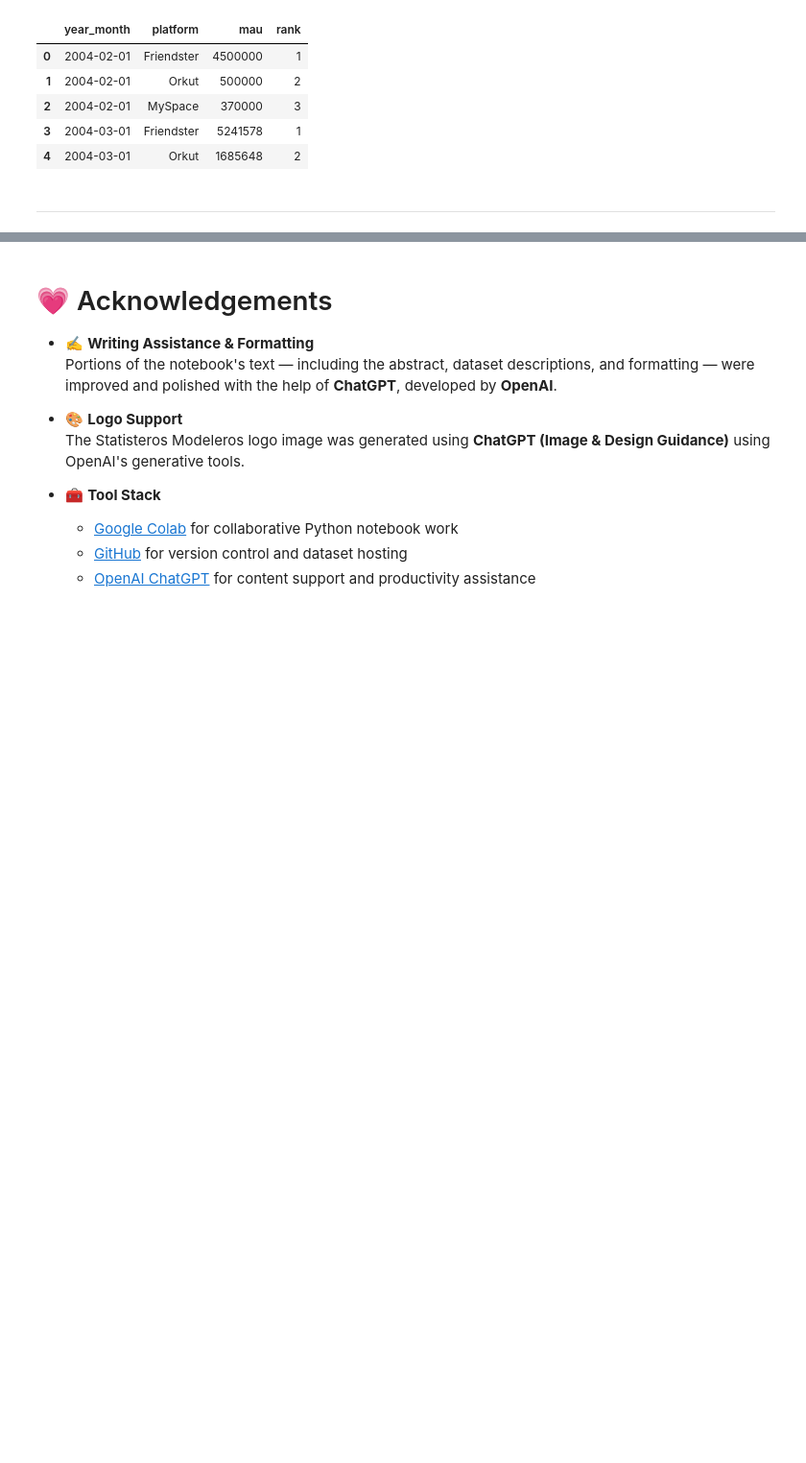
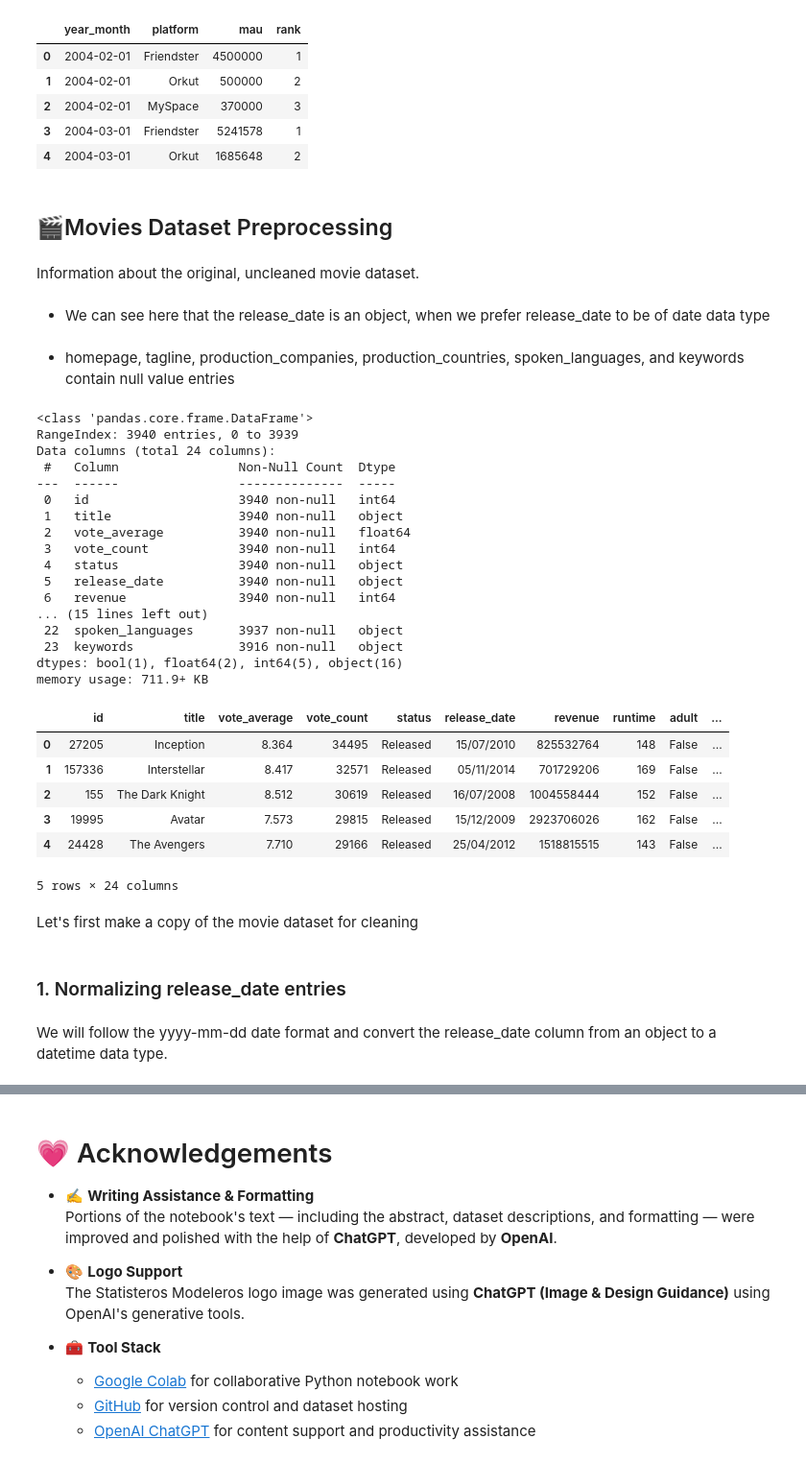
Before and after one commit to carloscailao/CSMODEL, a Jupyter notebook: notebook.ipynb, the cells around one changed output, grey strips where cells are left out. Shown at 96% size. Saved outputs shown, nothing was run; the diff lists cells and outputs as text; code cells hidden in the pictures; blank space fills up the shorter version.

Commit message:
movies preprocessing 4/5 done

```diff
--- a/notebook.ipynb
+++ b/notebook.ipynb
@@ -275,5 +213,41 @@ memory usage: 75.9+ KB
 | 2 | 2004-02-01 | MySpace | 370000 | 3 |
 | 3 | 2004-03-01 | Friendster | 5241578 | 1 |
 | 4 | 2004-03-01 | Orkut | 1685648 | 2 |
-# %% [markdown]
----
+# %% [markdown]
+## 🎬Movies Dataset Preprocessing
+# %% [markdown]
+ Information about the original, uncleaned movie dataset.
+# %% [markdown]
+- We can see here that the release_date is an object, when we prefer release_date to be of date data type
+# %% [markdown]
+- homepage, tagline, production_companies, production_countries, spoken_languages, and keywords contain null value entries
+# %%
+moviesDf.info()
+moviesDf.head()
+# %% [output]
+<class 'pandas.core.frame.DataFrame'>
+RangeIndex: 3940 entries, 0 to 3939
+Data columns (total 24 columns):
+ #   Column                Non-Null Count  Dtype
+---  ------                --------------  -----
+ 0   id                    3940 non-null   int64
+ 1   title                 3940 non-null   object
+ 2   vote_average          3940 non-null   float64
+ 3   vote_count            3940 non-null   int64
+ 4   status                3940 non-null   object
+ 5   release_date          3940 non-null   object
+ 6   revenue               3940 non-null   int64
+... (15 lines left out)
+ 22  spoken_languages      3937 non-null   object
+ 23  keywords              3916 non-null   object
+dtypes: bool(1), float64(2), int64(5), object(16)
+memory usage: 711.9+ KB
+|  | id | title | vote_average | vote_count | status | release_date | revenue | runtime | adult | ... |
+| 0 | 27205 | Inception | 8.364 | 34495 | Released | 15/07/2010 | 825532764 | 148 | False | ... |
+| 1 | 157336 | Interstellar | 8.417 | 32571 | Released | 05/11/2014 | 701729206 | 169 | False | ... |
+| 2 | 155 | The Dark Knight | 8.512 | 30619 | Released | 16/07/2008 | 1004558444 | 152 | False | ... |
+| 3 | 19995 | Avatar | 7.573 | 29815 | Released | 15/12/2009 | 2923706026 | 162 | False | ... |
+| 4 | 24428 | The Avengers | 7.710 | 29166 | Released | 25/04/2012 | 1518815515 | 143 | False | ... |
+5 rows × 24 columns
+# %% [markdown]
+Let's first make a copy of the movie dataset for cleaning
@@ -279,0 +256,4 @@ memory usage: 75.9+ KB
+# %% [markdown]
+### 1. Normalizing release_date entries
+# %% [markdown]
+We will follow the yyyy-mm-dd date format and convert the release_date column from an object to a datetime data type.
```
Also changed, not shown: parts of 45 cells of this notebook.
